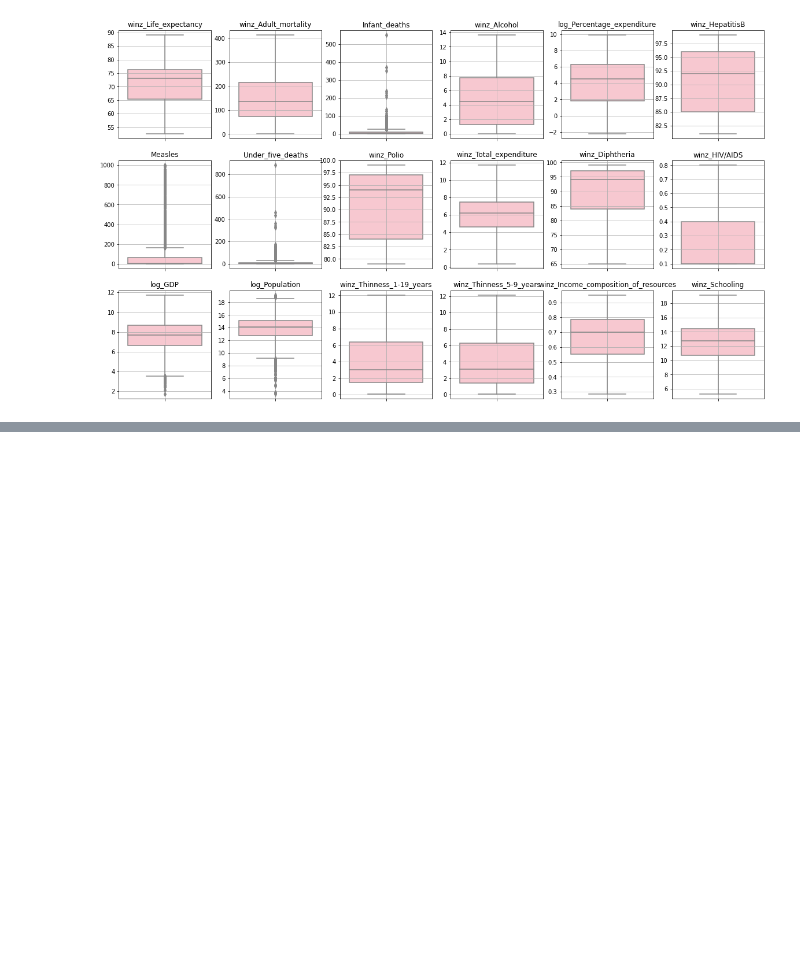
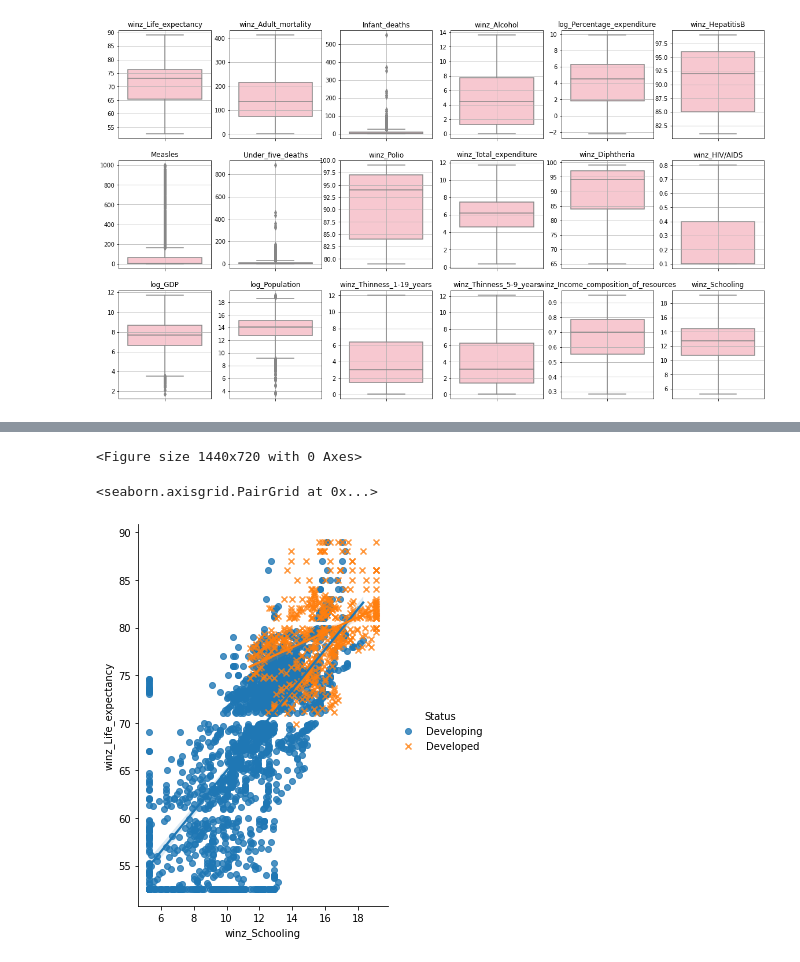
Before and after one commit to billbo-yang/DS503_HW3, a Jupyter notebook: life_expectancy_eda.ipynb, the cells around one changed output, grey strips where cells are left out. Saved outputs shown, nothing was run; the diff lists cells and outputs as text; code cells hidden in the pictures; blank space fills up the shorter version.

```diff
--- a/life_expectancy_eda.ipynb
+++ b/life_expectancy_eda.ipynb
@@ -218,0 +273,31 @@ plt.show()
+# %%
+status_life_exp = life_expectancy.groupby(by=['Status']).mean().reset_index().sort_values('winz_Life_expectancy',ascending=False).reset_index(drop=True)
+plt.figure(figsize=(20,10))
+
+colors = ['orange',]*4 + ['blue',]*4
+
+fig = px.bar(status_life_exp, x='Status', y='winz_Life_expectancy',
+color='Status',
+color_discrete_map={
+    'Developed':'orange',
+    'Developing':'blue'
+})
+
+fig.update_layout(
+        title="Life expectancy according to status",
+        xaxis_title="Status",
+        yaxis_title="Average Life Expectancy",
+        font=dict(
+            size=20,
+            color="black"
+        )
+    )
+fig.show()
+# %% [output]
+<Figure size 1440x720 with 0 Axes>
+# %%
+sns.pairplot(life_expectancy, x_vars=["winz_Schooling",], y_vars=["winz_Life_expectancy"],
+             hue="Status",markers=["o", "x"], height=6, aspect=.7, kind="reg")
+# %% [output]
+<seaborn.axisgrid.PairGrid at 0x...>
+[figure, added]
```
Also changed, not shown: parts of 9 cells of this notebook, 8 other files.
